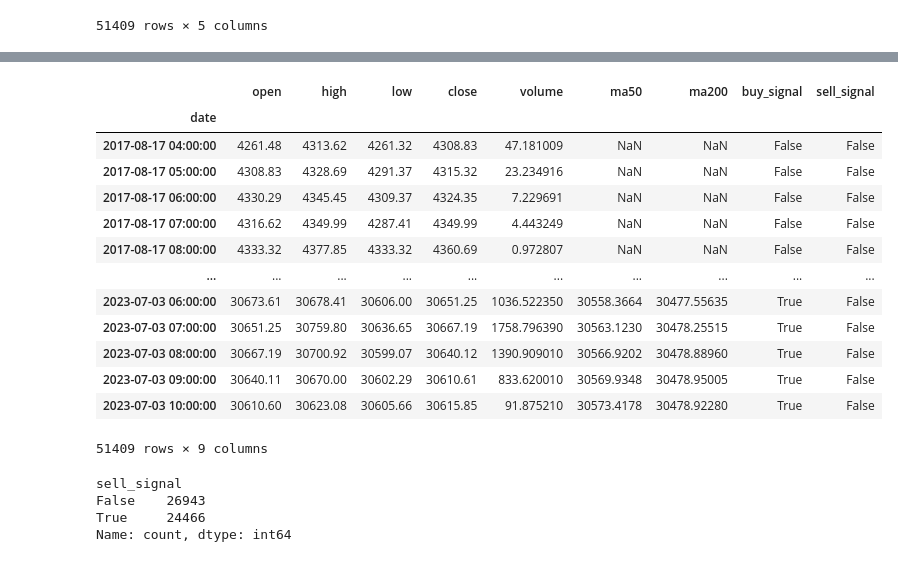
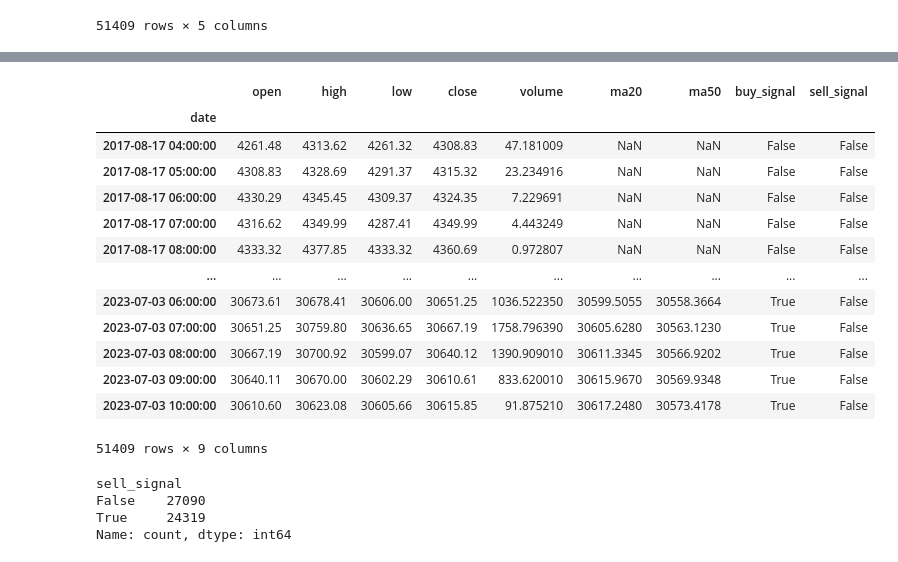
Before and after one commit to grazulisedgars/Python, a Jupyter notebook: chapter9.ipynb, the cells around one changed output, grey strips where cells are left out. Saved outputs shown, nothing was run; the diff lists cells and outputs as text; code cells hidden in the pictures.

```diff
--- a/chapter9.ipynb
+++ b/chapter9.ipynb
@@ -59,7 +59,7 @@ df
 # Creating new columns for Moving Averages
 # 50 moving average based on close price. We want to do computation of rolling period 50. Computing mean the average price
 
+df['ma20'] = df['close'].rolling(20).mean()
 df['ma50'] = df['close'].rolling(50).mean()
-df['ma200'] = df['close'].rolling(200).mean()
 df
 # %% [output]
@@ -80,11 +80,11 @@ df
 # %%
 df['buy_signal'] = False
 df['sell_signal'] = False
-df.loc[df['ma50']> df['ma200'], 'buy_signal'] =True # Moving Average cross over
-df.loc[df['ma50']< df['ma200'], 'sell_signal'] = True # Moving Average cross over
+df.loc[df['ma20']> df['ma50'], 'buy_signal'] =True # Moving Average cross over
+df.loc[df['ma20']< df['ma50'], 'sell_signal'] = True # Moving Average cross over
 df
 # %% [output]
-|  | open | high | low | close | volume | ma50 | ma200 | buy_signal | sell_signal |
+|  | open | high | low | close | volume | ma20 | ma50 | buy_signal | sell_signal |
 | date |  |  |  |  |  |  |  |  |  |
 | 2017-08-17 04:00:00 | 4261.48 | 4313.62 | 4261.32 | 4308.83 | 47.181009 | NaN | NaN | False | False |
 | 2017-08-17 05:00:00 | 4308.83 | 4328.69 | 4291.37 | 4315.32 | 23.234916 | NaN | NaN | False | False |
@@ -92,18 +92,18 @@ df
 | 2017-08-17 07:00:00 | 4316.62 | 4349.99 | 4287.41 | 4349.99 | 4.443249 | NaN | NaN | False | False |
 | 2017-08-17 08:00:00 | 4333.32 | 4377.85 | 4333.32 | 4360.69 | 0.972807 | NaN | NaN | False | False |
 | ... | ... | ... | ... | ... | ... | ... | ... | ... | ... |
-| 2023-07-03 06:00:00 | 30673.61 | 30678.41 | 30606.00 | 30651.25 | 1036.522350 | 30558.3664 | 30477.55635 | True | False |
-| 2023-07-03 07:00:00 | 30651.25 | 30759.80 | 30636.65 | 30667.19 | 1758.796390 | 30563.1230 | 30478.25515 | True | False |
-| 2023-07-03 08:00:00 | 30667.19 | 30700.92 | 30599.07 | 30640.12 | 1390.909010 | 30566.9202 | 30478.88960 | True | False |
-| 2023-07-03 09:00:00 | 30640.11 | 30670.00 | 30602.29 | 30610.61 | 833.620010 | 30569.9348 | 30478.95005 | True | False |
-| 2023-07-03 10:00:00 | 30610.60 | 30623.08 | 30605.66 | 30615.85 | 91.875210 | 30573.4178 | 30478.92280 | True | False |
+| 2023-07-03 06:00:00 | 30673.61 | 30678.41 | 30606.00 | 30651.25 | 1036.522350 | 30599.5055 | 30558.3664 | True | False |
+| 2023-07-03 07:00:00 | 30651.25 | 30759.80 | 30636.65 | 30667.19 | 1758.796390 | 30605.6280 | 30563.1230 | True | False |
+| 2023-07-03 08:00:00 | 30667.19 | 30700.92 | 30599.07 | 30640.12 | 1390.909010 | 30611.3345 | 30566.9202 | True | False |
+| 2023-07-03 09:00:00 | 30640.11 | 30670.00 | 30602.29 | 30610.61 | 833.620010 | 30615.9670 | 30569.9348 | True | False |
+| 2023-07-03 10:00:00 | 30610.60 | 30623.08 | 30605.66 | 30615.85 | 91.875210 | 30617.2480 | 30573.4178 | True | False |
 51409 rows × 9 columns
 # %%
 df['sell_signal'].value_counts()
 # %% [output]
 sell_signal
-False    26943
-True     24466
+False    27090
+True     24319
 Name: count, dtype: int64
 # %%
 # Backtesting
```
Also changed, not shown: parts of 4 cells of this notebook.
